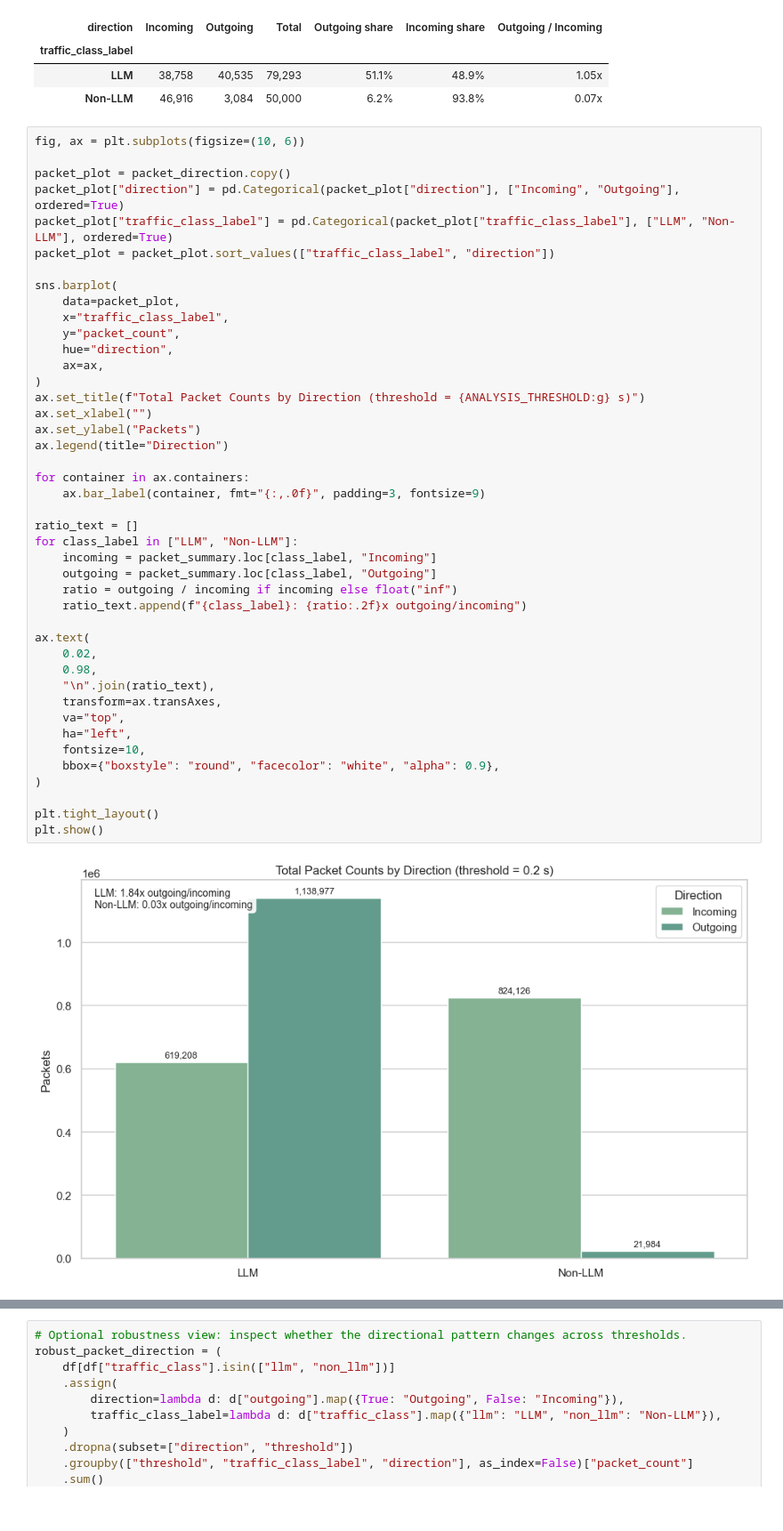
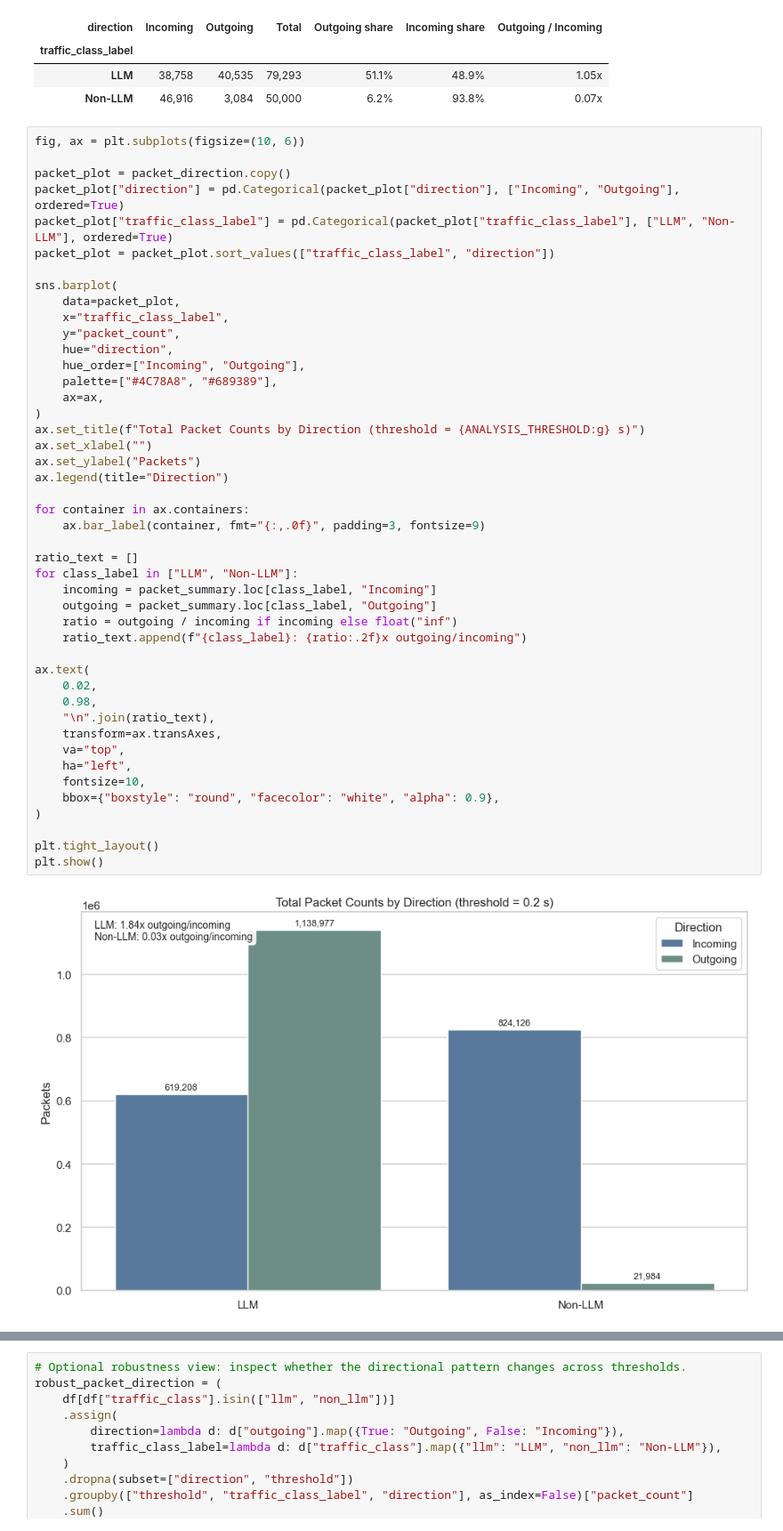
Before and after one commit to MatthewELucio/Networks-Project, a Jupyter notebook: visualizations/data_visualizations_2.ipynb, the cells around one changed output, grey strips where cells are left out. Shown at 89% size. Cells and saved outputs as stored; diff of their text form.

Commit message:
Added new visualizations

```diff
--- a/visualizations/data_visualizations_2.ipynb
+++ b/visualizations/data_visualizations_2.ipynb
@@ -197,38 +306,40 @@ sns.barplot(
     x="traffic_class_label",
     y="packet_count",
     hue="direction",
+    hue_order=["Incoming", "Outgoing"],
+    palette=["#4C78A8", "#689389"],
     ax=ax,
 )
 ax.set_title(f"Total Packet Counts by Direction (threshold = {ANALYSIS_THRESHOLD:g} s)")
 ax.set_xlabel("")
 ax.set_ylabel("Packets")
 ax.legend(title="Direction")
 
 for container in ax.containers:
     ax.bar_label(container, fmt="{:,.0f}", padding=3, fontsize=9)
 
 ratio_text = []
 for class_label in ["LLM", "Non-LLM"]:
     incoming = packet_summary.loc[class_label, "Incoming"]
     outgoing = packet_summary.loc[class_label, "Outgoing"]
     ratio = outgoing / incoming if incoming else float("inf")
     ratio_text.append(f"{class_label}: {ratio:.2f}x outgoing/incoming")
 
 ax.text(
     0.02,
     0.98,
     "\n".join(ratio_text),
     transform=ax.transAxes,
     va="top",
     ha="left",
     fontsize=10,
     bbox={"boxstyle": "round", "facecolor": "white", "alpha": 0.9},
 )
 
 plt.tight_layout()
 plt.show()
 # %% [output]
-[figure, old version]
+[figure, new version]
 # %%
 fig, axes = plt.subplots(1, 2, figsize=(16, 6), sharey=True)
 
```
Also changed, not shown: parts of 4 cells of this notebook.
